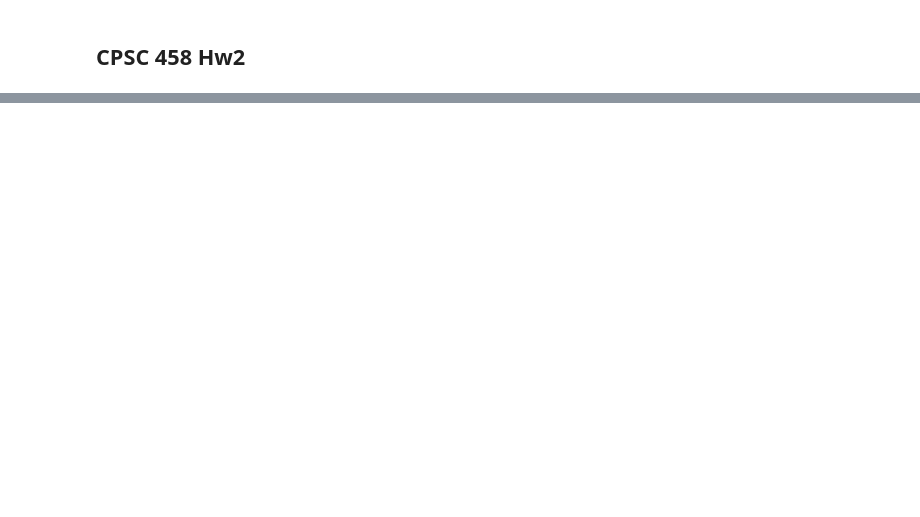
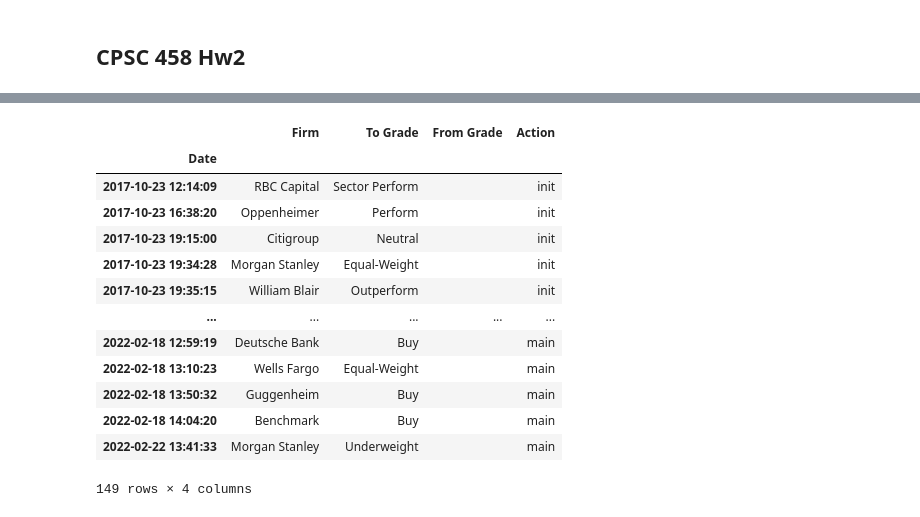
Before and after one commit to wu-json/CPSC-458, a Jupyter notebook: hw2/hw2.ipynb, the cells around one changed output, grey strips where cells are left out. Cells and saved outputs as stored; diff of their text form; code cells hidden in the pictures; blank space fills up the shorter version.

```diff
--- a/hw2/hw2.ipynb
+++ b/hw2/hw2.ipynb
@@ -7,0 +125,17 @@ ModuleNotFoundError: No module named 'yahoofinancials'
+# %%
+roku.recommendations
+# %% [output]
+|  | Firm | To Grade | From Grade | Action |
+| Date |  |  |  |  |
+| 2017-10-23 12:14:09 | RBC Capital | Sector Perform |  | init |
+| 2017-10-23 16:38:20 | Oppenheimer | Perform |  | init |
+| 2017-10-23 19:15:00 | Citigroup | Neutral |  | init |
+| 2017-10-23 19:34:28 | Morgan Stanley | Equal-Weight |  | init |
+| 2017-10-23 19:35:15 | William Blair | Outperform |  | init |
+| ... | ... | ... | ... | ... |
+| 2022-02-18 12:59:19 | Deutsche Bank | Buy |  | main |
+| 2022-02-18 13:10:23 | Wells Fargo | Equal-Weight |  | main |
+| 2022-02-18 13:50:32 | Guggenheim | Buy |  | main |
+| 2022-02-18 14:04:20 | Benchmark | Buy |  | main |
+| 2022-02-22 13:41:33 | Morgan Stanley | Underweight |  | main |
+149 rows × 4 columns
```
Also changed, not shown: parts of 17 cells of this notebook, 2 other files.
